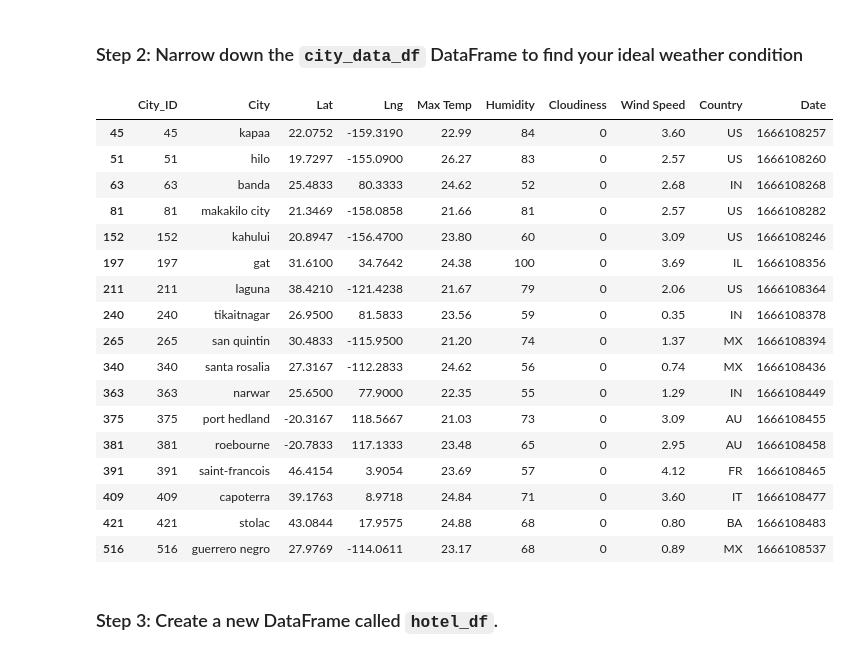
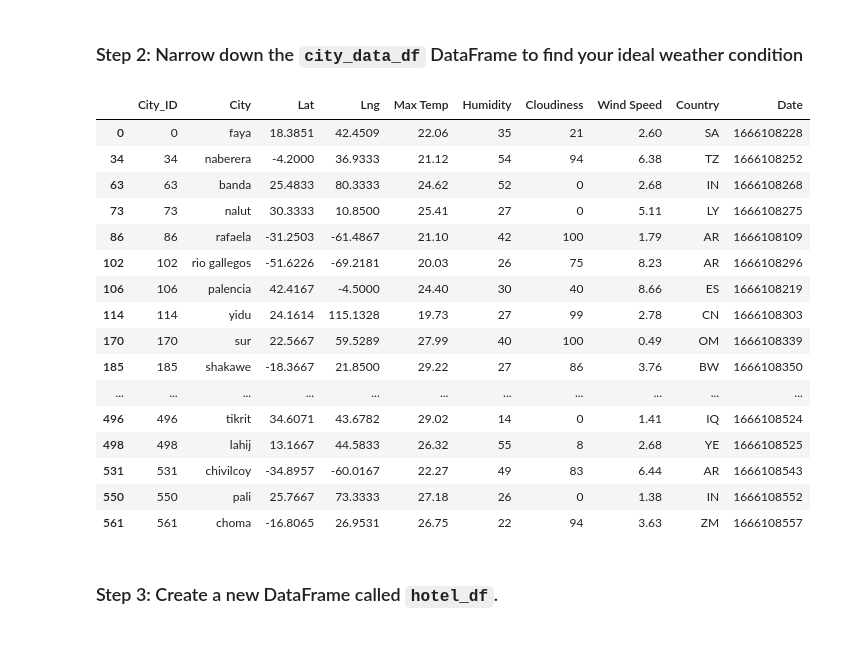
Before and after one commit to kathygm9/Module-6-Challenge, a Jupyter notebook: WeatherPy/VacationPy.ipynb, the cells around one changed output. Saved outputs shown, nothing was run; the diff lists cells and outputs as text; code cells hidden in the pictures.

```diff
--- a/WeatherPy/VacationPy.ipynb
+++ b/WeatherPy/VacationPy.ipynb
@@ -52,32 +58,34 @@ ImportError: Geographic projection support requires: cartopy, geoviews, pyproj.
 ### Step 2: Narrow down the `city_data_df` DataFrame to find your ideal weather condition
 # %%
 # Narrow down cities that fit criteria and drop any results with null values
-# YOUR CODE HERE
+#cm ideal weather: max temp 65-80F, humidity <=50%
+cm_ideal_cities = city_data_df.loc[city_data_df['Max Temp'] >= 18, :]
+cm_ideal_cities = cm_ideal_cities.loc[cm_ideal_cities['Max Temp'] <= 30, :]
+cm_ideal_cities = cm_ideal_cities.loc[cm_ideal_cities['Humidity'] <= 55, :]
 
 # Drop any rows with null values
-# YOUR CODE HERE
+cm_ideal_cities_df = cm_ideal_cities.dropna()
 
 # Display sample data
-# YOUR CODE HERE
+cm_ideal_cities_df
 # %% [output]
 |  | City_ID | City | Lat | Lng | Max Temp | Humidity | Cloudiness | Wind Speed | Country | Date |
-| 45 | 45 | kapaa | 22.0752 | -159.3190 | 22.99 | 84 | 0 | 3.60 | US | 1666108257 |
-| 51 | 51 | hilo | 19.7297 | -155.0900 | 26.27 | 83 | 0 | 2.57 | US | 1666108260 |
+| 0 | 0 | faya | 18.3851 | 42.4509 | 22.06 | 35 | 21 | 2.60 | SA | 1666108228 |
+| 34 | 34 | naberera | -4.2000 | 36.9333 | 21.12 | 54 | 94 | 6.38 | TZ | 1666108252 |
 | 63 | 63 | banda | 25.4833 | 80.3333 | 24.62 | 52 | 0 | 2.68 | IN | 1666108268 |
-| 81 | 81 | makakilo city | 21.3469 | -158.0858 | 21.66 | 81 | 0 | 2.57 | US | 1666108282 |
-| 152 | 152 | kahului | 20.8947 | -156.4700 | 23.80 | 60 | 0 | 3.09 | US | 1666108246 |
-| 197 | 197 | gat | 31.6100 | 34.7642 | 24.38 | 100 | 0 | 3.69 | IL | 1666108356 |
-| 211 | 211 | laguna | 38.4210 | -121.4238 | 21.67 | 79 | 0 | 2.06 | US | 1666108364 |
-| 240 | 240 | tikaitnagar | 26.9500 | 81.5833 | 23.56 | 59 | 0 | 0.35 | IN | 1666108378 |
-| 265 | 265 | san quintin | 30.4833 | -115.9500 | 21.20 | 74 | 0 | 1.37 | MX | 1666108394 |
-| 340 | 340 | santa rosalia | 27.3167 | -112.2833 | 24.62 | 56 | 0 | 0.74 | MX | 1666108436 |
-| 363 | 363 | narwar | 25.6500 | 77.9000 | 22.35 | 55 | 0 | 1.29 | IN | 1666108449 |
-| 375 | 375 | port hedland | -20.3167 | 118.5667 | 21.03 | 73 | 0 | 3.09 | AU | 1666108455 |
-| 381 | 381 | roebourne | -20.7833 | 117.1333 | 23.48 | 65 | 0 | 2.95 | AU | 1666108458 |
-| 391 | 391 | saint-francois | 46.4154 | 3.9054 | 23.69 | 57 | 0 | 4.12 | FR | 1666108465 |
-| 409 | 409 | capoterra | 39.1763 | 8.9718 | 24.84 | 71 | 0 | 3.60 | IT | 1666108477 |
-| 421 | 421 | stolac | 43.0844 | 17.9575 | 24.88 | 68 | 0 | 0.80 | BA | 1666108483 |
-| 516 | 516 | guerrero negro | 27.9769 | -114.0611 | 23.17 | 68 | 0 | 0.89 | MX | 1666108537 |
+| 73 | 73 | nalut | 30.3333 | 10.8500 | 25.41 | 27 | 0 | 5.11 | LY | 1666108275 |
+| 86 | 86 | rafaela | -31.2503 | -61.4867 | 21.10 | 42 | 100 | 1.79 | AR | 1666108109 |
+| 102 | 102 | rio gallegos | -51.6226 | -69.2181 | 20.03 | 26 | 75 | 8.23 | AR | 1666108296 |
+| 106 | 106 | palencia | 42.4167 | -4.5000 | 24.40 | 30 | 40 | 8.66 | ES | 1666108219 |
+| 114 | 114 | yidu | 24.1614 | 115.1328 | 19.73 | 27 | 99 | 2.78 | CN | 1666108303 |
+| 170 | 170 | sur | 22.5667 | 59.5289 | 27.99 | 40 | 100 | 0.49 | OM | 1666108339 |
+| 185 | 185 | shakawe | -18.3667 | 21.8500 | 29.22 | 27 | 86 | 3.76 | BW | 1666108350 |
+| ... | ... | ... | ... | ... | ... | ... | ... | ... | ... | ... |
+| 496 | 496 | tikrit | 34.6071 | 43.6782 | 29.02 | 14 | 0 | 1.41 | IQ | 1666108524 |
+| 498 | 498 | lahij | 13.1667 | 44.5833 | 26.32 | 55 | 8 | 2.68 | YE | 1666108525 |
+| 531 | 531 | chivilcoy | -34.8957 | -60.0167 | 22.27 | 49 | 83 | 6.44 | AR | 1666108543 |
+| 550 | 550 | pali | 25.7667 | 73.3333 | 27.18 | 26 | 0 | 1.38 | IN | 1666108552 |
+| 561 | 561 | choma | -16.8065 | 26.9531 | 26.75 | 22 | 94 | 3.63 | ZM | 1666108557 |
 # %% [markdown]
 ### Step 3: Create a new DataFrame called `hotel_df`.
 # %%
```
Also changed, not shown: parts of 5 cells of this notebook, 6 other files.
